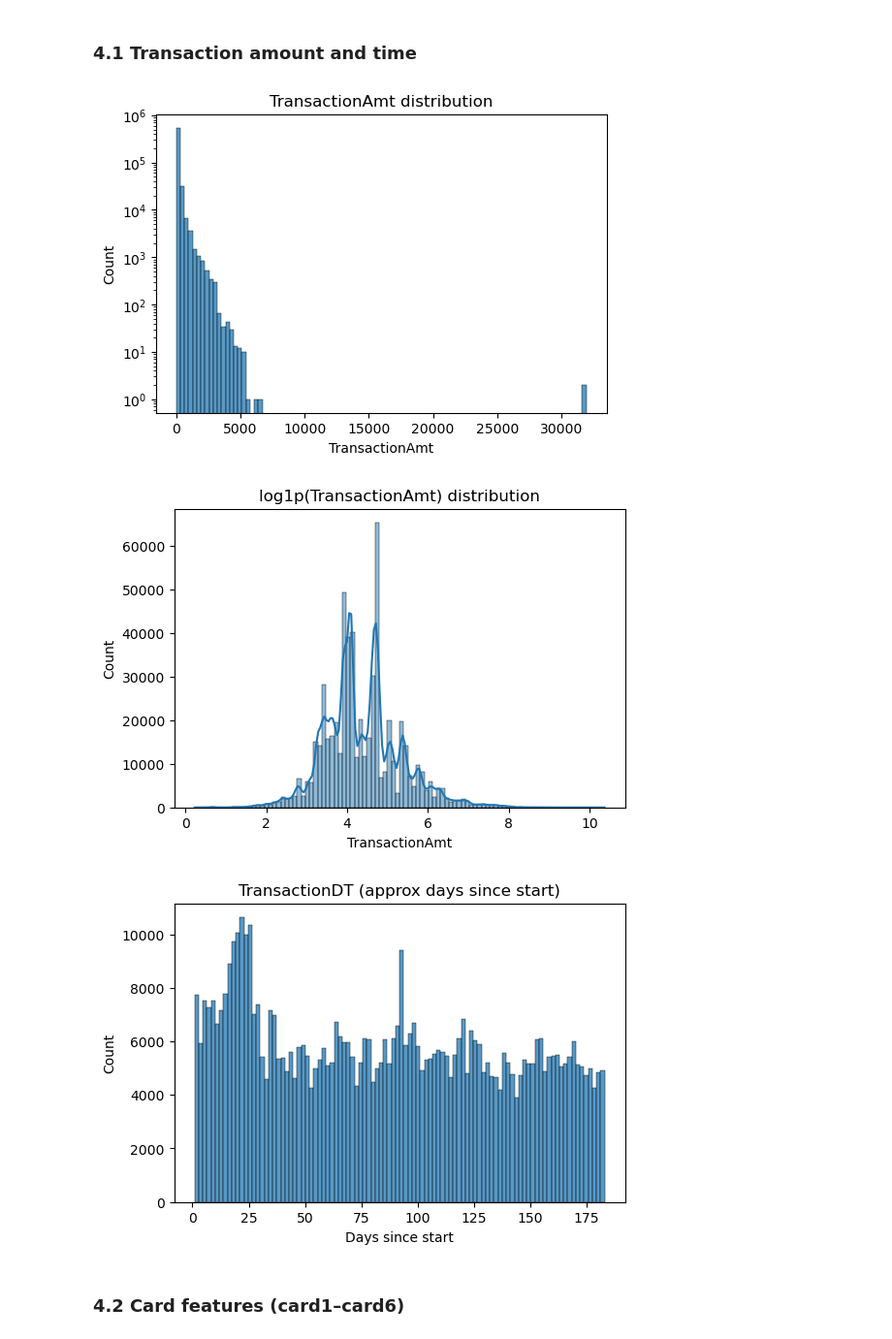
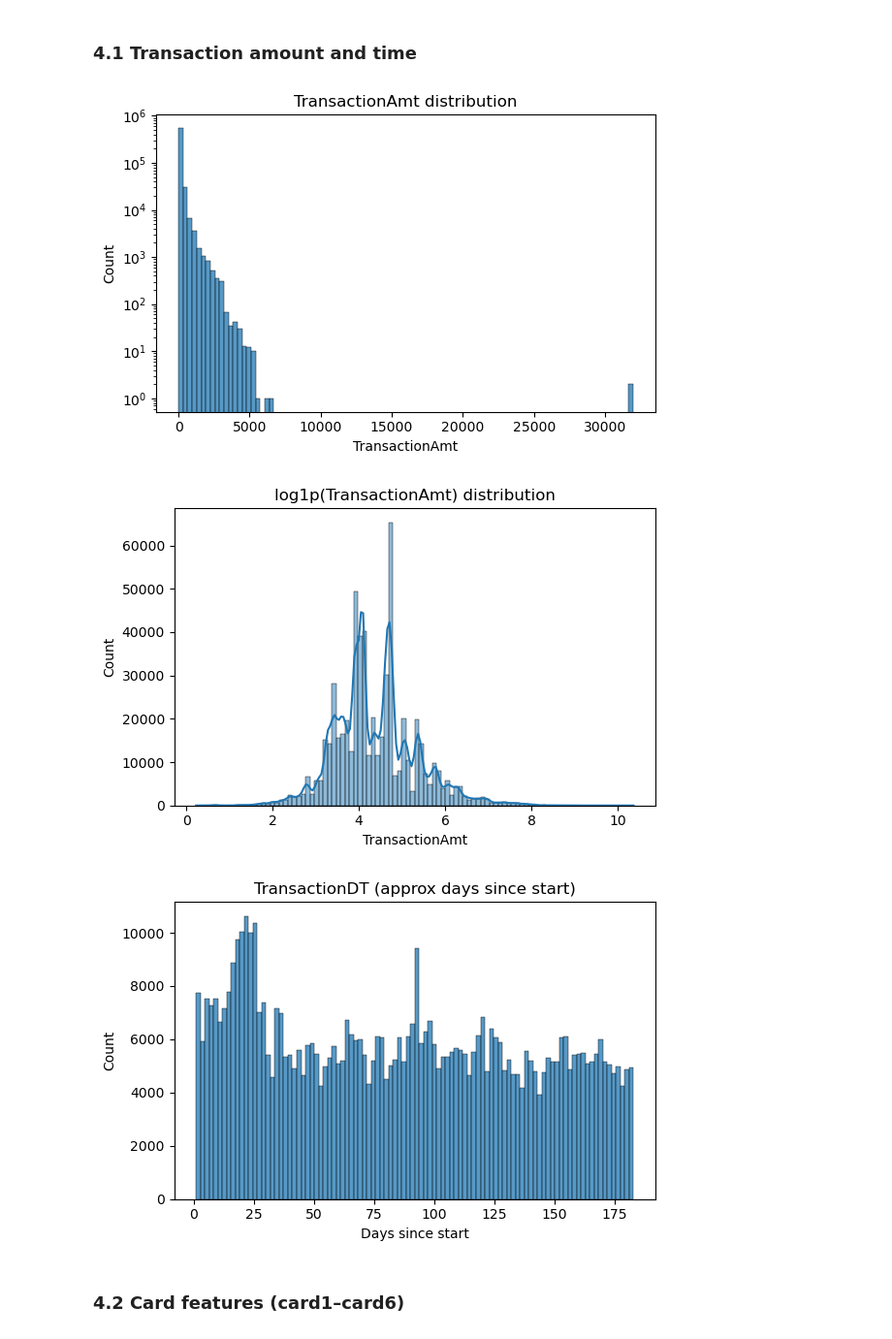
Before and after one commit to pchan2030/capstone-cards-fraud, a Jupyter notebook: Prompt.ipynb, the cells around one changed output. Shown at 97% size. Drawn from its saved outputs; the diff is of its cells as text; code cells hidden in the pictures.

```diff
--- a/Prompt.ipynb
+++ b/Prompt.ipynb
@@ -179,30 +182,33 @@ The IEEE‑CIS features are naturally grouped: transaction, card, address, email
 # %%
 # TransactionAmt distribution (log scale because of heavy tail)
 plt.figure(figsize=(6,4))
 sns.histplot(train['TransactionAmt'], bins=100, kde=False)
 plt.yscale('log')
 plt.title("TransactionAmt distribution")
+plt.tight_layout()
 plt.savefig("images/Univariate_TransactionAmtDistribution.png")
 plt.show()
 
 # Log-transformed
 plt.figure(figsize=(6,4))
 sns.histplot(np.log1p(train['TransactionAmt']), bins=100, kde=True)
 plt.title("log1p(TransactionAmt) distribution")
+plt.tight_layout()
 plt.savefig("images/Univariate_Log1pTransactionAmtDistribution.png")
 plt.show()
 
 # TransactionDT (relative time, in seconds)
 plt.figure(figsize=(6,4))
 sns.histplot(train['TransactionDT']/24/60/60, bins=100, kde=False)
 plt.title("TransactionDT (approx days since start)")
 plt.xlabel("Days since start")
+plt.tight_layout()
 plt.savefig("images/Univariate_TransactionDTDaySinceStart.png")
 plt.show()
 # %% [output]
-[figure, old version]
+[figure, new version]
-[figure, old version]
+[figure, new version]
-[figure, old version]
+[figure, new version]
 # %% [markdown]
 ### 4.2 Card features (card1–card6) ###
 # %%
```
Also changed, not shown: parts of 21 cells of this notebook, 49 other files.
